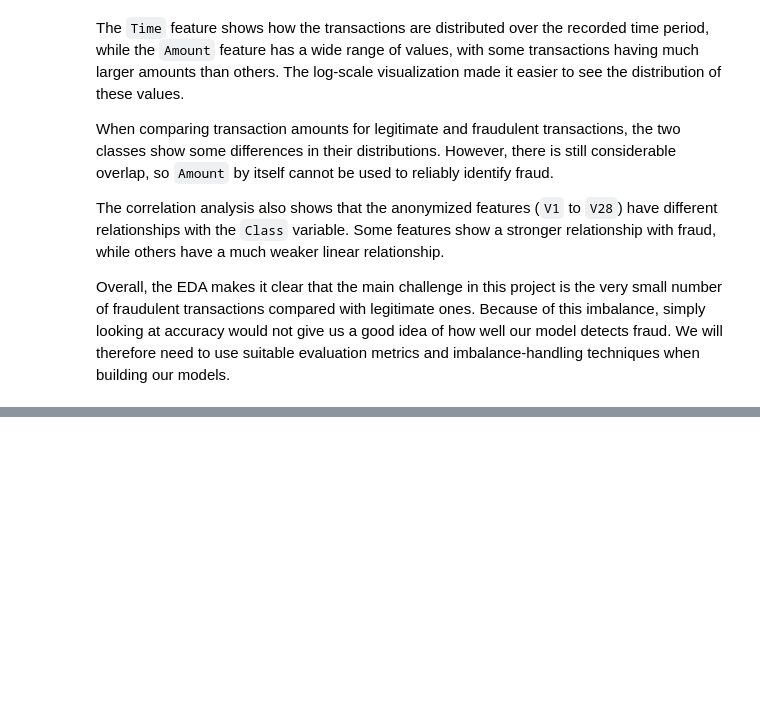
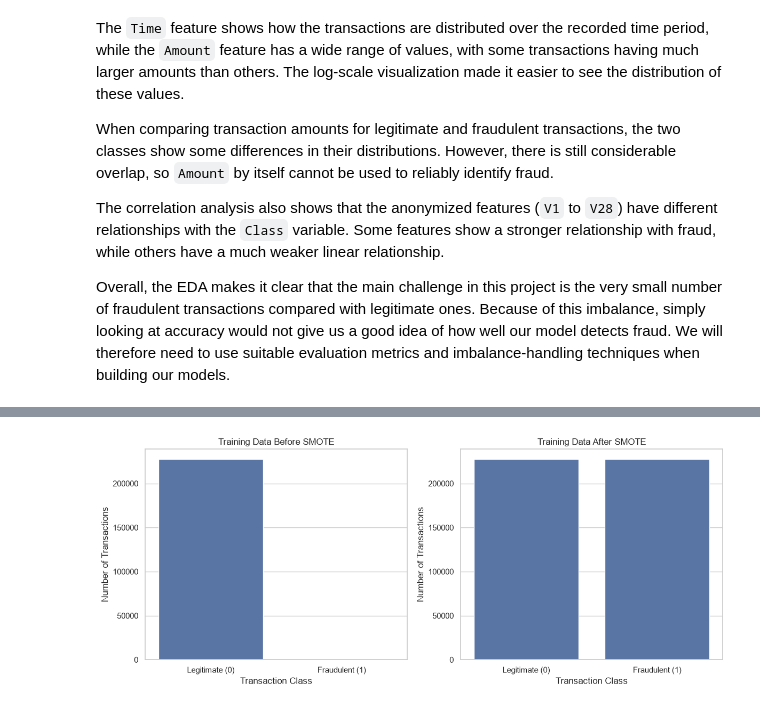
Before and after one commit to humairathameem/FraudGuard-Credit-Card-Fraud-Detection, a Jupyter notebook: Notebooks/Credit_card_fraud_detection.ipynb, the cells around one changed output, grey strips where cells are left out. Saved outputs shown, nothing was run; the diff lists cells and outputs as text; code cells hidden in the pictures; blank space fills up the shorter version.

```diff
--- a/Notebooks/Credit_card_fraud_detection.ipynb
+++ b/Notebooks/Credit_card_fraud_detection.ipynb
@@ -419,0 +661,7 @@ Overall, the EDA makes it clear that the main challenge in this project is the v
+# %%
+# Separate the input features and target variable
+X = df.drop("Class", axis=1)
+y = df["Class"]
+
+print("Features shape:", X.shape)
+print("Target shape:", y.shape)
@@ -419,0 +1077,13 @@ Overall, the EDA makes it clear that the main challenge in this project is the v
+# %%
+# Create the SMOTE object
+smote = SMOTE(
+    random_state=42
+)
+
+# Generate synthetic minority-class samples
+X_train_smote, y_train_smote = smote.fit_resample(
+    X_train_scaled,
+    y_train
+)
+
+print("SMOTE applied successfully.")
@@ -419,0 +1111,32 @@ Overall, the EDA makes it clear that the main challenge in this project is the v
+# %%
+# Create a figure with two separate plots
+fig, axes = plt.subplots(1, 2, figsize=(12, 5))
+
+# Before SMOTE
+sns.countplot(
+    x=y_train,
+    ax=axes[0]
+)
+
+axes[0].set_title("Training Data Before SMOTE")
+axes[0].set_xlabel("Transaction Class")
+axes[0].set_ylabel("Number of Transactions")
+axes[0].set_xticks([0, 1])
+axes[0].set_xticklabels(["Legitimate (0)", "Fraudulent (1)"])
+
+# After SMOTE
+sns.countplot(
+    x=y_train_smote,
+    ax=axes[1]
+)
+
+axes[1].set_title("Training Data After SMOTE")
+axes[1].set_xlabel("Transaction Class")
+axes[1].set_ylabel("Number of Transactions")
+axes[1].set_xticks([0, 1])
+axes[1].set_xticklabels(["Legitimate (0)", "Fraudulent (1)"])
+
+plt.tight_layout()
+plt.show()
+# %% [output]
+[figure, added]
```
Also changed, not shown: parts of 64 cells of this notebook, 1 other file.
